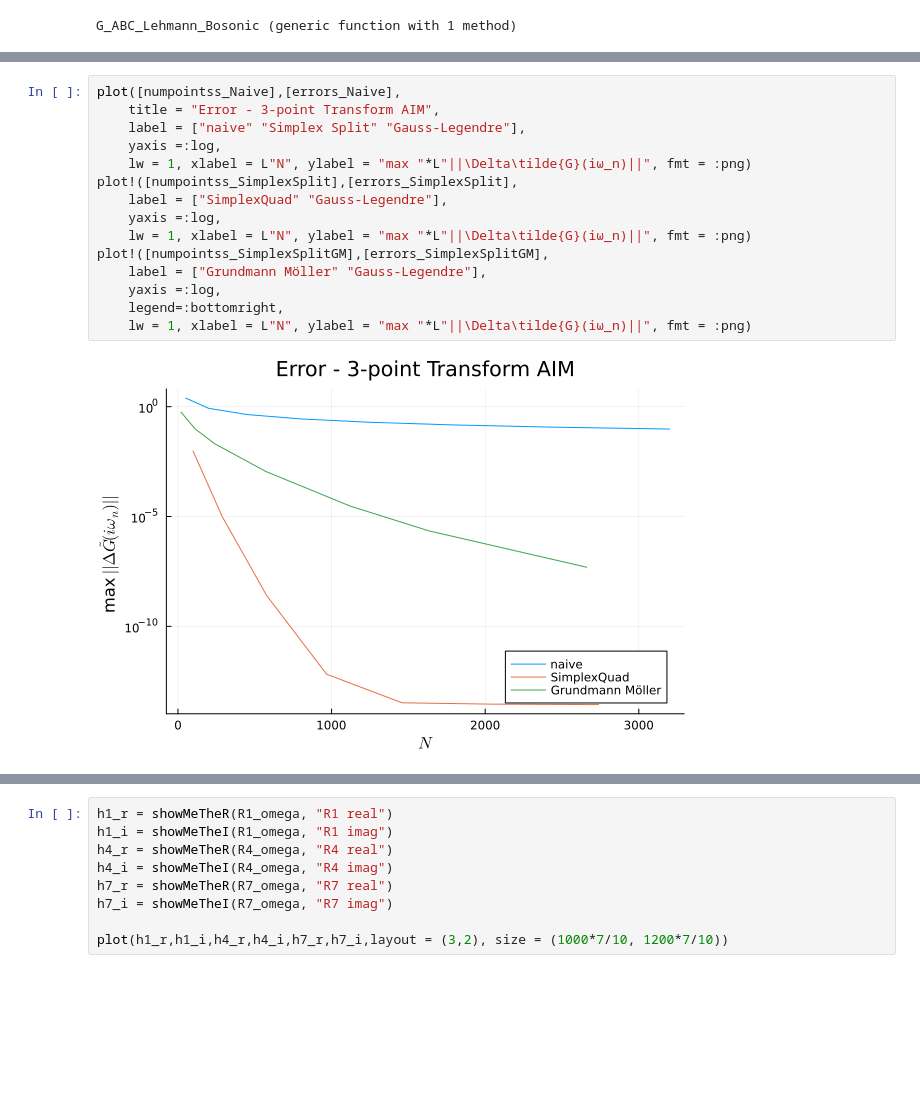
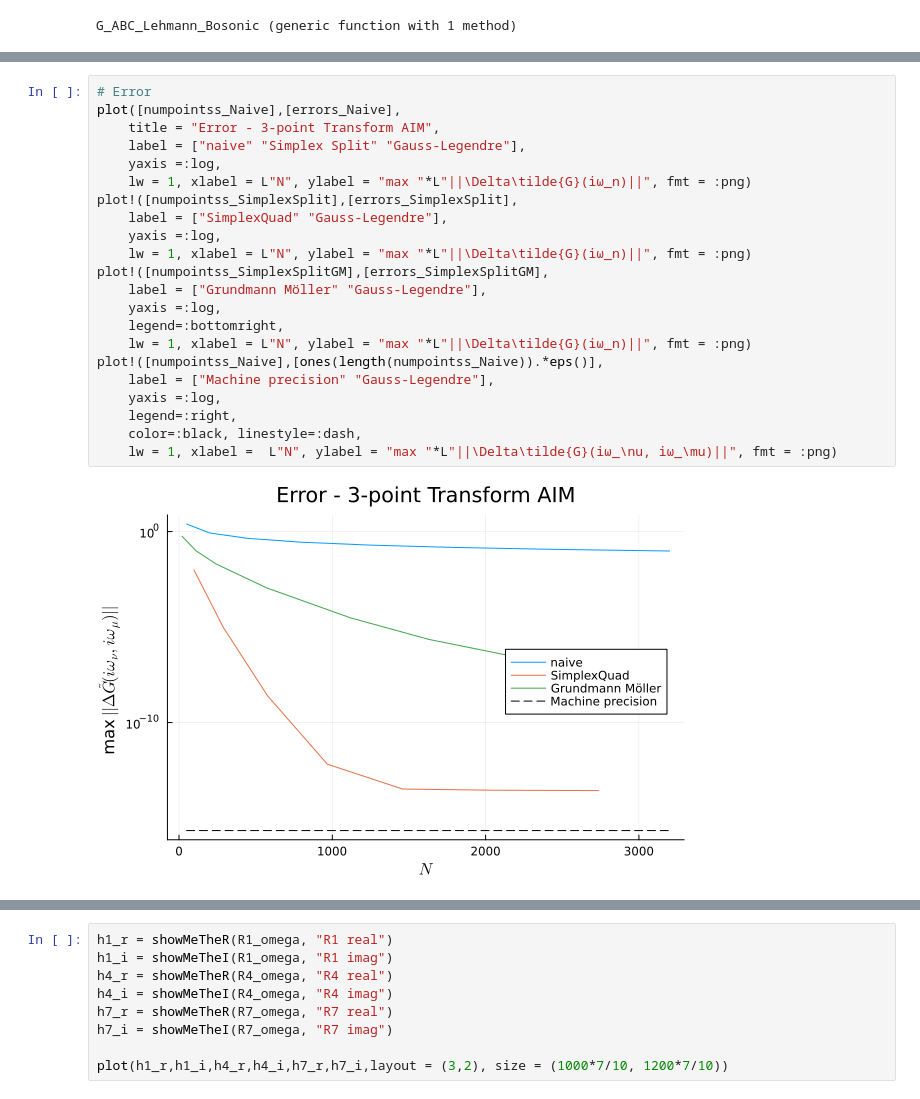
Before and after one commit to SuperMX/HubbardIR, a Jupyter notebook: Bosons nbath3 3-point Bosonic Greens Function.ipynb, the cells around one changed output, grey strips where cells are left out. Cells and saved outputs as stored; diff of their text form; blank space fills up the shorter version.

```diff
--- a/Bosons nbath3 3-point Bosonic Greens Function.ipynb
+++ b/Bosons nbath3 3-point Bosonic Greens Function.ipynb
@@ -971,22 +970,29 @@ ONLY EVEN NPOINTS, INCREASING +1 TO npoints = 31
 length: 816
 length: 1330
 # %%
+# Error
 plot([numpointss_Naive],[errors_Naive],
     title = "Error - 3-point Transform AIM",
     label = ["naive" "Simplex Split" "Gauss-Legendre"],
     yaxis =:log,
     lw = 1, xlabel = L"N", ylabel = "max "*L"||\Delta\tilde{G}(iω_n)||", fmt = :png)
 plot!([numpointss_SimplexSplit],[errors_SimplexSplit],
     label = ["SimplexQuad" "Gauss-Legendre"],
     yaxis =:log,
     lw = 1, xlabel = L"N", ylabel = "max "*L"||\Delta\tilde{G}(iω_n)||", fmt = :png)
 plot!([numpointss_SimplexSplitGM],[errors_SimplexSplitGM],
     label = ["Grundmann Möller" "Gauss-Legendre"],
     yaxis =:log,
     legend=:bottomright,
     lw = 1, xlabel = L"N", ylabel = "max "*L"||\Delta\tilde{G}(iω_n)||", fmt = :png)
+plot!([numpointss_Naive],[ones(length(numpointss_Naive)).*eps()],
+    label = ["Machine precision" "Gauss-Legendre"],
+    yaxis =:log,
+    legend=:right,
+    color=:black, linestyle=:dash,
+    lw = 1, xlabel =  L"N", ylabel = "max "*L"||\Delta\tilde{G}(iω_\nu, iω_\mu)||", fmt = :png)
 # %% [output]
-[figure, old version]
+[figure, new version]
 # %%
 plot([runtime_Naive],[errors_Naive],
     title = "Performance - 3-point Transform AIM",
```
Also changed, not shown: parts of 14 cells of this notebook, 2 other files.
